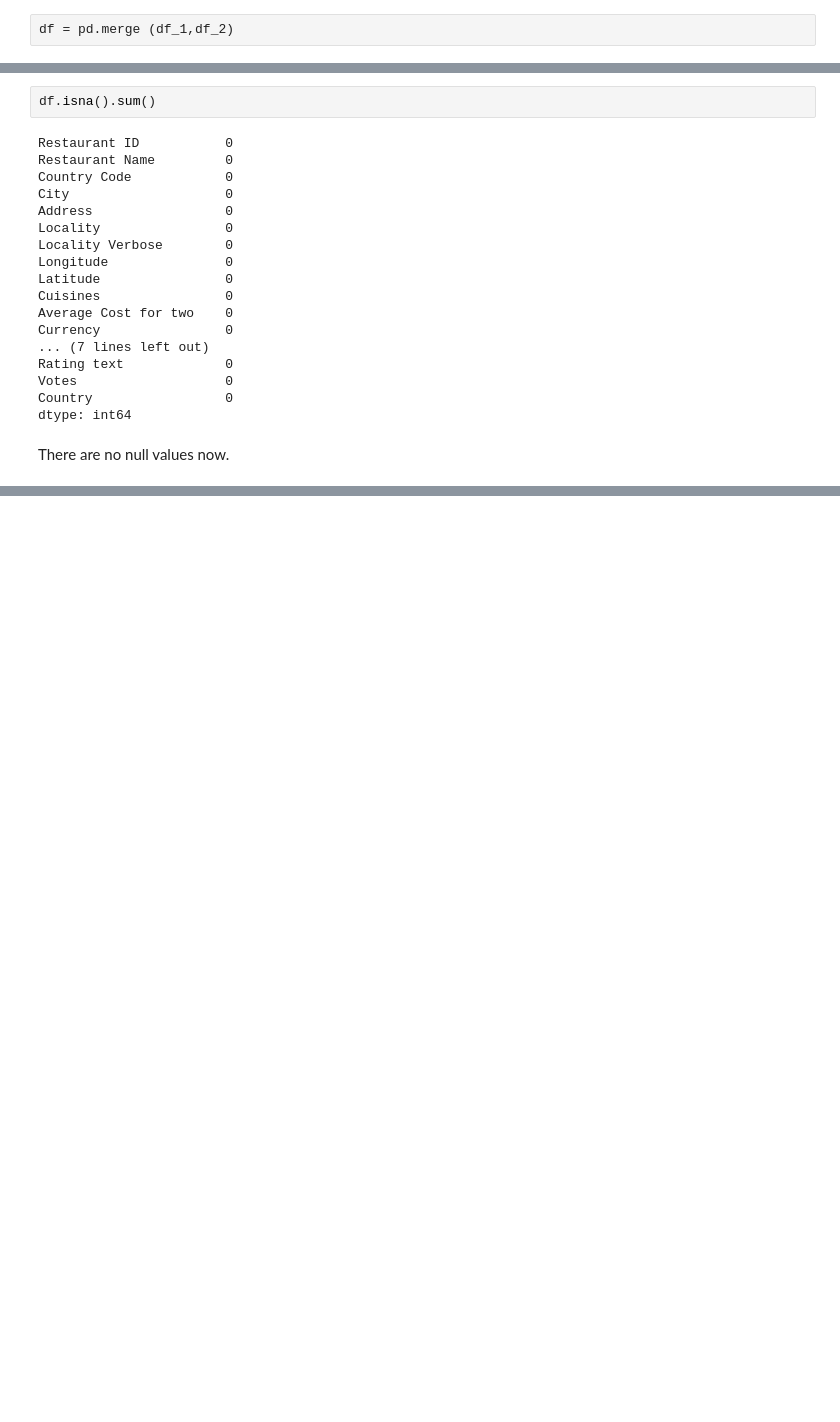
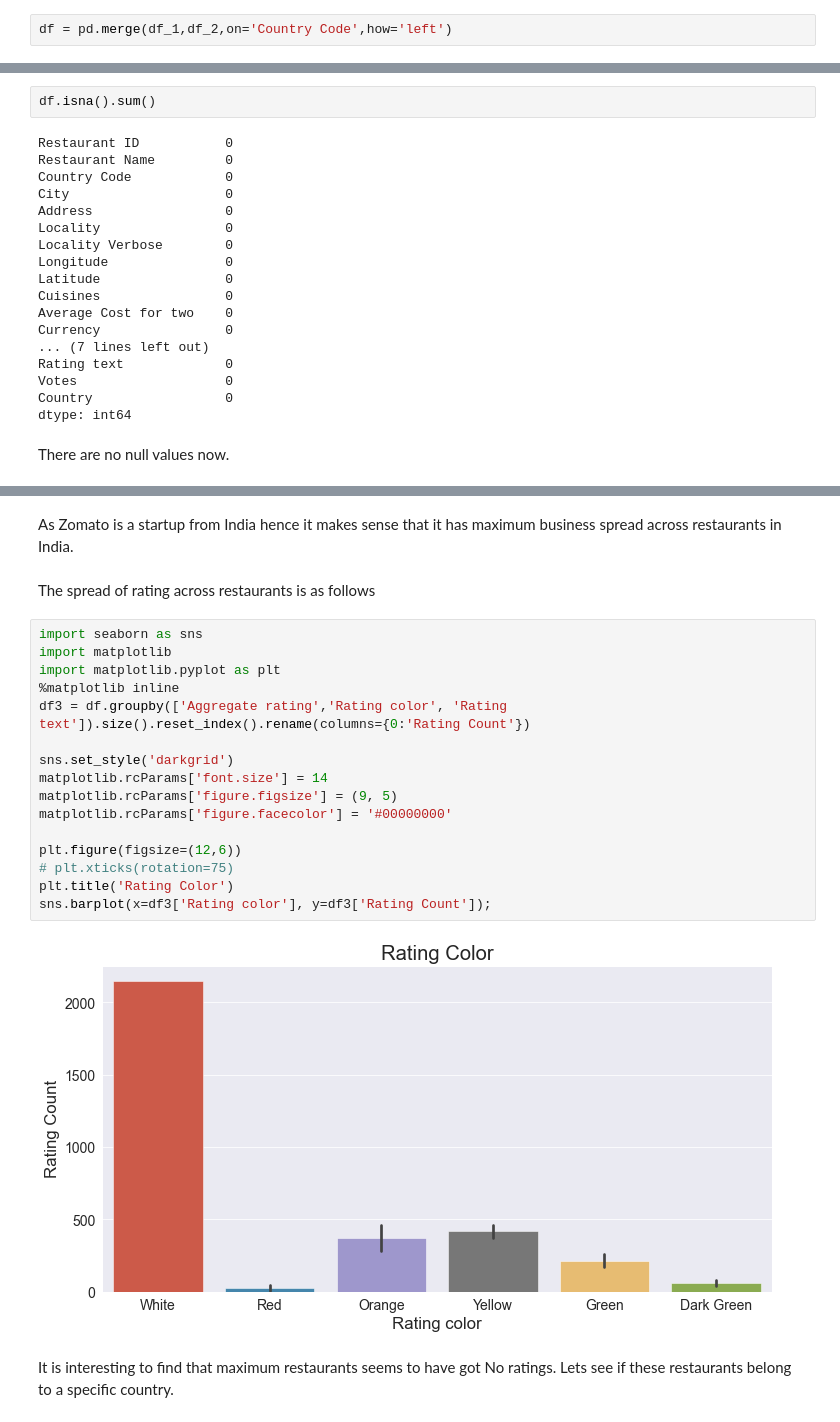
Before and after one commit to Thejas-V/projects, a Jupyter notebook: zomato.ipynb, the cells around one changed output, grey strips where cells are left out. Drawn from its saved outputs; the diff is of its cells as text; blank space fills up the shorter version.

```diff
--- a/zomato.ipynb
+++ b/zomato.ipynb
@@ -33,7 +33,7 @@ df_2.head()
 | 3 | 37 | Canada |
 | 4 | 94 | Indonesia |
 # %%
-df = pd.merge (df_1,df_2)
+df = pd.merge(df_1,df_2,on='Country Code',how='left')
 # %%
 df.head()
 # %% [output]
@@ -136,0 +198,24 @@ There are no null values now.
+# %% [markdown]
+As Zomato is a startup from India hence it makes sense that it has maximum business spread across restaurants in India.
+# %% [markdown]
+The spread of rating across restaurants is as follows
+# %%
+import seaborn as sns
+import matplotlib
+import matplotlib.pyplot as plt
+%matplotlib inline
+df3 = df.groupby(['Aggregate rating','Rating color', 'Rating text']).size().reset_index().rename(columns={0:'Rating Count'})
+
+sns.set_style('darkgrid')
+matplotlib.rcParams['font.size'] = 14
+matplotlib.rcParams['figure.figsize'] = (9, 5)
+matplotlib.rcParams['figure.facecolor'] = '#00000000'
+
+plt.figure(figsize=(12,6))
+# plt.xticks(rotation=75)
+plt.title('Rating Color')
+sns.barplot(x=df3['Rating color'], y=df3['Rating Count']);
+# %% [output]
+[figure, added]
+# %% [markdown]
+It is interesting to find that maximum restaurants seems to have got No ratings. Lets see if these restaurants belong to a specific country.
```
Also changed, not shown: parts of 30 cells of this notebook.
